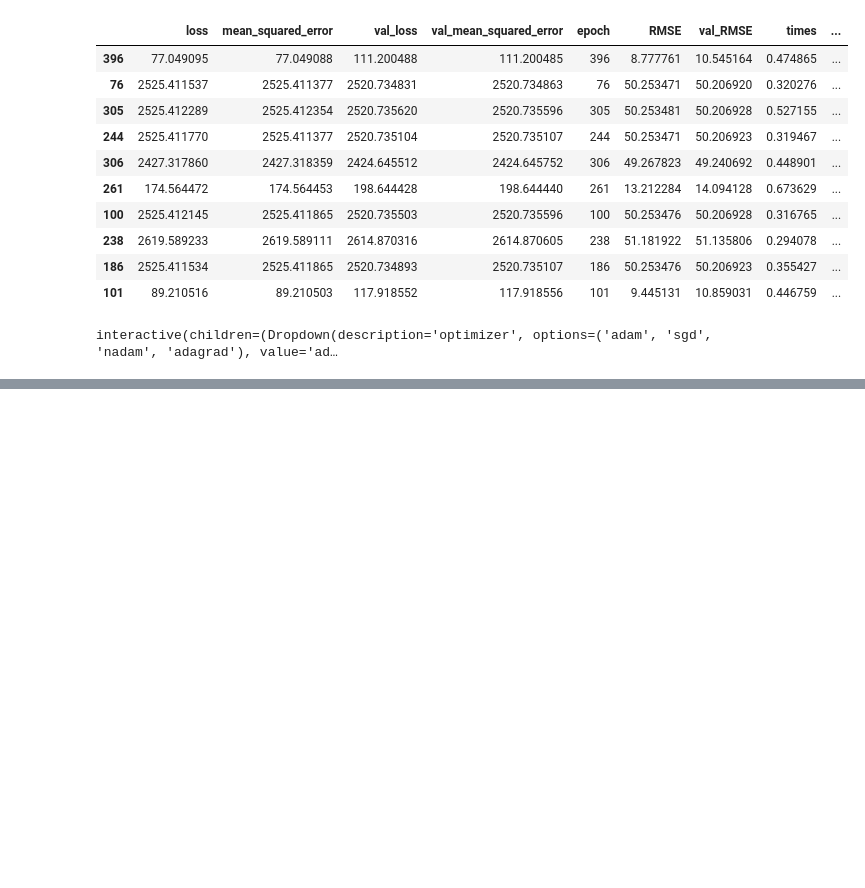
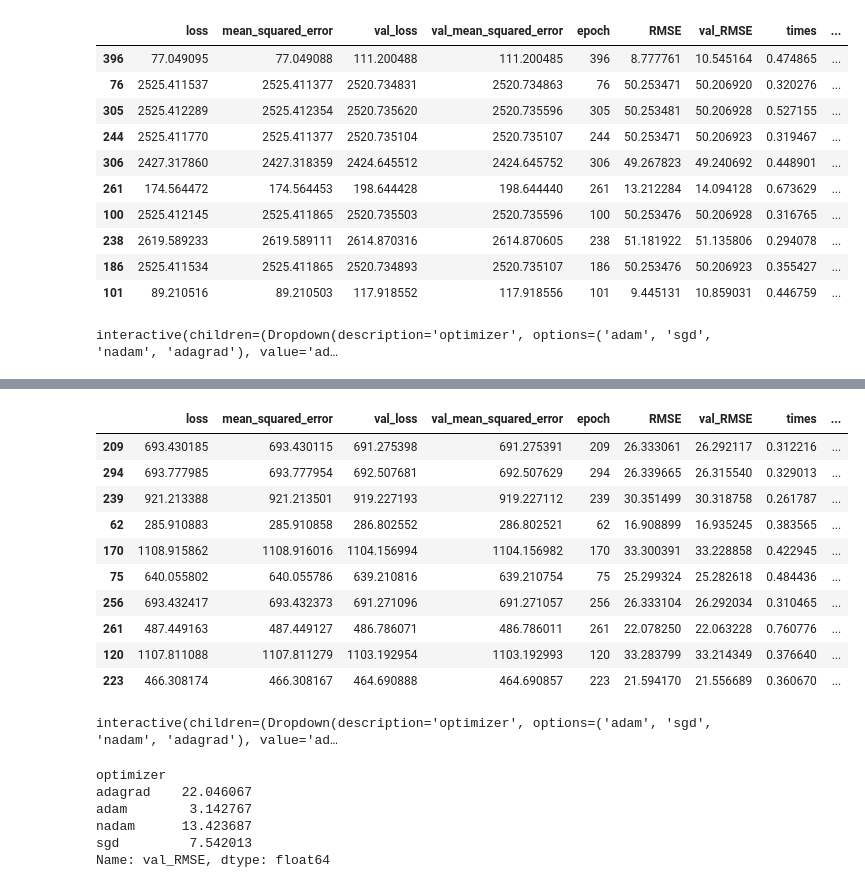
Before and after one commit to tomgoter/w207_finalproject, a Jupyter notebook: neural_net_analysis.ipynb, the cells around one changed output, grey strips where cells are left out. Cells and saved outputs as stored; diff of their text form; code cells hidden in the pictures; blank space fills up the shorter version.

```diff
--- a/neural_net_analysis.ipynb
+++ b/neural_net_analysis.ipynb
@@ -80,0 +140,67 @@ In the evaluation above, both the hidden layer and the output layer used the act
+# %%
+# Load the pkled dataframe for the baseline single layer neural net
+relu_sl_df = pd.read_pickle("OutputData/single_layer_relu_df.pkl")
+relu_sl_df.sample(10)
+# %% [output]
+|  | loss | mean_squared_error | val_loss | val_mean_squared_error | epoch | RMSE | val_RMSE | times | ... |
+| 209 | 693.430185 | 693.430115 | 691.275398 | 691.275391 | 209 | 26.333061 | 26.292117 | 0.312216 | ... |
+| 294 | 693.777985 | 693.777954 | 692.507681 | 692.507629 | 294 | 26.339665 | 26.315540 | 0.329013 | ... |
+| 239 | 921.213388 | 921.213501 | 919.227193 | 919.227112 | 239 | 30.351499 | 30.318758 | 0.261787 | ... |
+| 62 | 285.910883 | 285.910858 | 286.802552 | 286.802521 | 62 | 16.908899 | 16.935245 | 0.383565 | ... |
+| 170 | 1108.915862 | 1108.916016 | 1104.156994 | 1104.156982 | 170 | 33.300391 | 33.228858 | 0.422945 | ... |
+| 75 | 640.055802 | 640.055786 | 639.210816 | 639.210754 | 75 | 25.299324 | 25.282618 | 0.484436 | ... |
+| 256 | 693.432417 | 693.432373 | 691.271096 | 691.271057 | 256 | 26.333104 | 26.292034 | 0.310465 | ... |
+| 261 | 487.449163 | 487.449127 | 486.786071 | 486.786011 | 261 | 22.078250 | 22.063228 | 0.760776 | ... |
+| 120 | 1107.811088 | 1107.811279 | 1103.192954 | 1103.192993 | 120 | 33.283799 | 33.214349 | 0.376640 | ... |
+| 223 | 466.308174 | 466.308167 | 464.690888 | 464.690857 | 223 | 21.594170 | 21.556689 | 0.360670 | ... |
+# %%
+# Create a plotting function to pass to the interact widget function
+def plot_validation_loss(optimizer = relu_sl_df.optimizer.unique(),
+                    activation = relu_sl_df.activation.unique()):
+
+    # Subset the baseline df by the specified optimizer and activation
+    sub_df = relu_sl_df[relu_sl_df.optimizer.str.match(optimizer)]
+    sub_df = sub_df[sub_df.activation.str.match(activation)]
+
+    # Group the neural net data by optimizer and activation
+    groups = sub_df.groupby(['hunits'])
+    fig, axes = plt.subplots(1, 2, figsize=(15, 10))
+    axes = axes.flatten()
+
+    # Loop over the grouped data and plot out epoch timing and validation loss data
+    for name, group in groups:
+        axes[0].scatter(group.epoch, group.val_RMSE, label=str(name)+' Validation Loss')
+    #     axes[0].scatter(group.epoch, group.RMSE, label=' '.join(name)+' Training Loss')
+        axes[1].scatter(group.epoch, group.times*1000, label=str(name)+' Fit Time')
+        axes[0].set_xlabel('Epoch')
+        axes[0].set_ylabel('Root Mean Square Error')
+        axes[1].set_xlabel('Epoch')
+        axes[1].set_ylabel('Fit Time (milliseconds)')
+        axes[0].set_ylim([0,sub_df.val_RMSE.max()])
+        axes[1].set_ylim([0,1000])
+        axes[0].legend()
+        axes[1].legend()
+        axes[0].set_title("{} Optimizer and {} Activation".format(group.optimizer.unique(), group.activation.unique()))
+
+    # Adjust the spacing of the subplots
+    fig.subplots_adjust(left=0.03, right=0.97, hspace=0.1, wspace=0.15)
+
+    # Add an overarching title for these plots
+    fig.suptitle("Performance Comparison for Single Layer, Fully Connected Neural Nets",
+                 fontsize=18, y=0.93)
+
+#     # Print out the table of data for viewing
+#     print(sub_df)
+interact_manual(plot_validation_loss)
+print()
+# %% [output]
+interactive(children=(Dropdown(description='optimizer', options=('adam', 'sgd', 'nadam', 'adagrad'), value='ad…
+# %%
+relu_sl_df.groupby('optimizer').val_RMSE.min()
+# %% [output]
+optimizer
+adagrad    22.046067
+adam        3.142767
+nadam      13.423687
+sgd         7.542013
+Name: val_RMSE, dtype: float64
```
Also changed, not shown: parts of 9 cells of this notebook.
